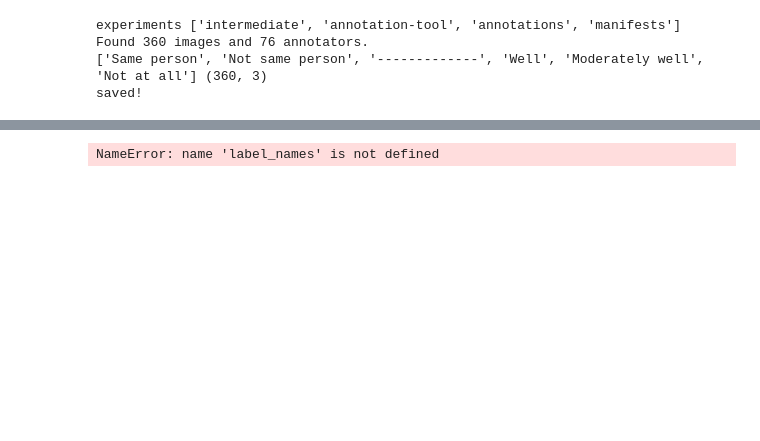
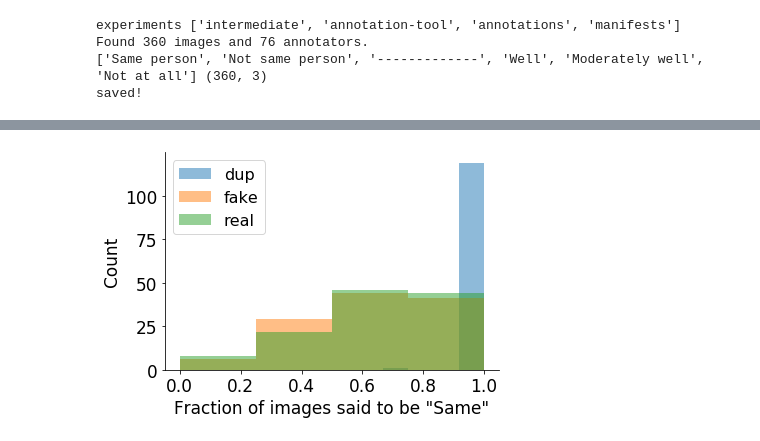
Before and after one commit to csinva/matching-with-gans, a Jupyter notebook: projection_manipulation/12_annot_experiment.ipynb, the cells around one changed output, grey strips where cells are left out. Drawn from its saved outputs; the diff is of its cells as text; code cells hidden in the pictures; blank space fills up the shorter version.

Commit message:
annot experiment working

```diff
--- a/projection_manipulation/12_annot_experiment.ipynb
+++ b/projection_manipulation/12_annot_experiment.ipynb
@@ -220,4 +185,32 @@ print(annotations_dict['.'][:20])
-# %%
-label_names
-# %% [output]
-NameError: name 'label_names' is not defined
+# %%
+def same_or_not(l):
+    if 'Same person' in l:
+        return True
+    elif 'Not same person' in l:
+        return False
+    else:
+        return np.nan
+sames = np.vectorize(same_or_not)(mat_list)
+means = np.mean(sames * 1, axis=1)
+# %%
+fnames = sorted([f for f in os.listdir(oj(DIR_PROCESSED, 'projection_annotations', 'ims'))
+        if 'png' in f])
+labs = {
+    'race=black': list(map(lambda x: 'Black' in x, fnames)),
+    'gender': list(map(lambda x: '0_' in x, fnames)),
+    'dup': list(map(lambda x: 'dup' in x, fnames)),
+    'fake': list(map(lambda x: 'fake' in x, fnames)),
+    'real': list(map(lambda x: 'real' in x, fnames)),
+}
+labs = pd.DataFrame.from_dict(labs)
+LABS = ['dup', 'fake', 'real']
+# %%
+BINS = 4
+for lab in LABS:
+    plt.hist(means[labs[lab]], BINS, alpha=0.5, label=lab)
+plt.ylabel('Count')
+plt.xlabel('Fraction of images said to be "Same"')
+plt.legend()
+plt.show()
+# %% [output]
+[figure, added]
```
Also changed, not shown: parts of 11 cells of this notebook, 4 other files.
